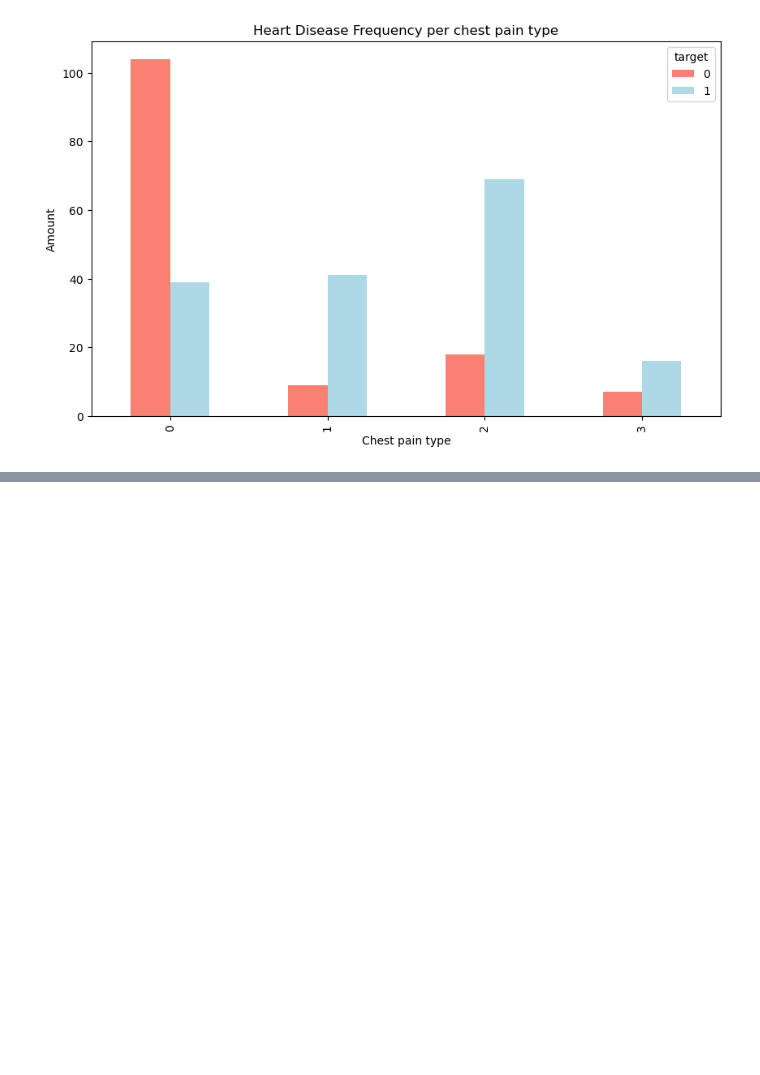
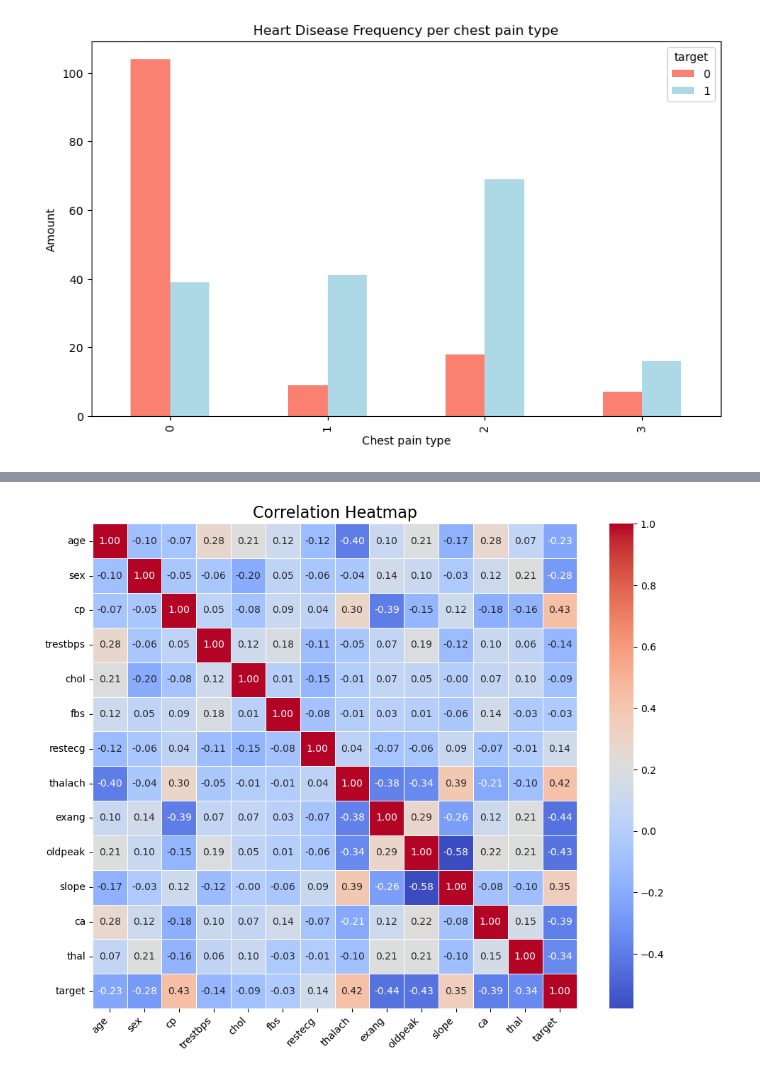
Before and after one commit to ShubhMPrajapati/heart-disease, a Jupyter notebook: main.ipynb, the cells around one changed output, grey strips where cells are left out. Cells and saved outputs as stored; diff of their text form; code cells hidden in the pictures; blank space fills up the shorter version.

```diff
--- a/main.ipynb
+++ b/main.ipynb
@@ -224,0 +249,32 @@ Text(0, 0.5, 'Amount')
+# %%
+## Lets make it more visual with Seaborn's heatmap
+
+import seaborn as sns
+
+
+# Compute correlation matrix
+corr = data.corr()
+
+# Set up the matplotlib figure
+plt.figure(figsize=(10, 8))
+
+# Create heatmap with enhancements
+sns.heatmap(
+    corr,
+    annot=True,
+    fmt=".2f",
+    linewidths=0.5,
+    cmap="coolwarm",           # Choose a visually clear color map
+    cbar=True,
+    square=True,
+    annot_kws={"size": 10}
+)
+
+# Title and axis formatting
+plt.title("Correlation Heatmap", fontsize=16)
+plt.xticks(rotation=45, ha='right')
+plt.yticks(rotation=0)
+plt.tight_layout()
+plt.show()
+# %% [output]
+[figure, added]
```
Also changed, not shown: parts of 54 cells of this notebook.
